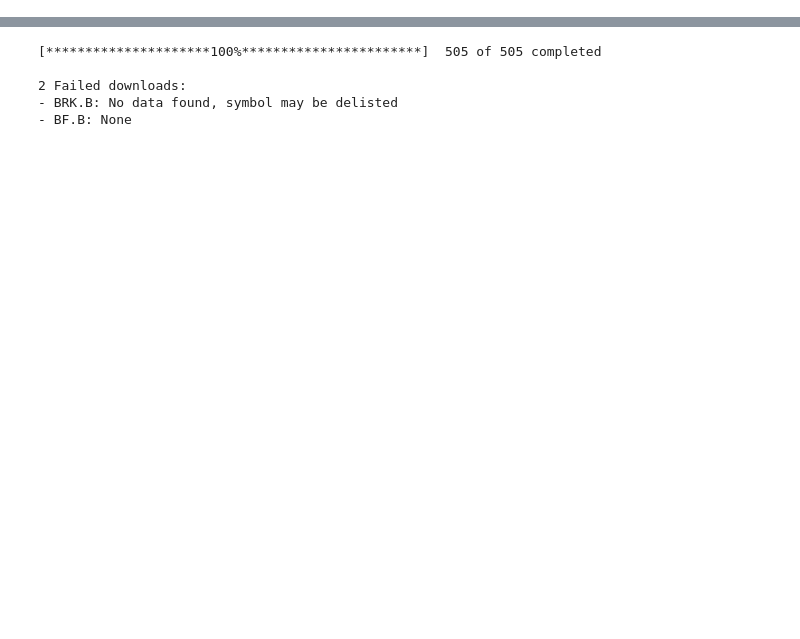
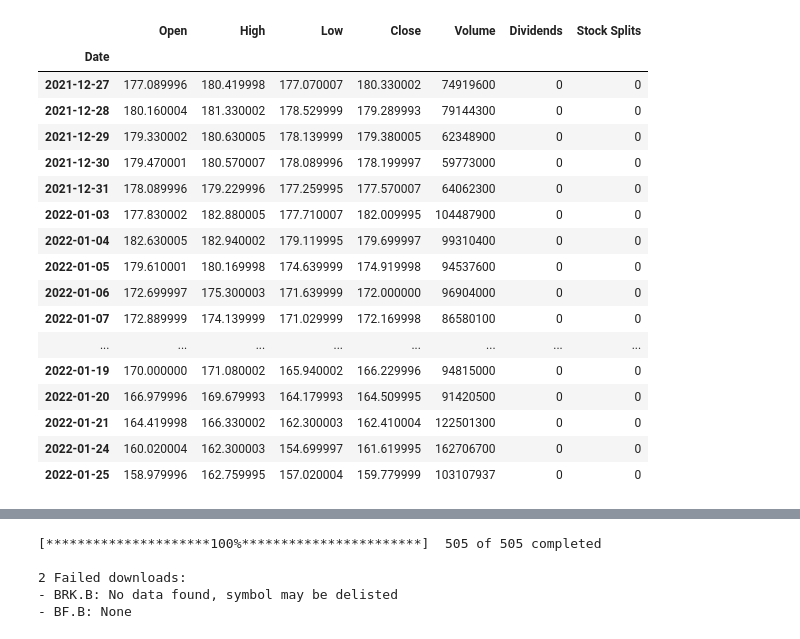
Before and after one commit to Ale-Cas/py-quant-fin, a Jupyter notebook: notebooks/investment_universe.ipynb, the cells around one changed output, grey strips where cells are left out. Saved outputs shown, nothing was run; the diff lists cells and outputs as text; code cells hidden in the pictures; blank space fills up the shorter version.

```diff
--- a/notebooks/investment_universe.ipynb
+++ b/notebooks/investment_universe.ipynb
@@ -9,0 +7,22 @@ from quantfin.market.investment_universe import InvestmentUniverse
+# %%
+import yfinance as yf
+yf.Ticker("AAPL").history()
+# %% [output]
+|  | Open | High | Low | Close | Volume | Dividends | Stock Splits |
+| Date |  |  |  |  |  |  |  |
+| 2021-12-27 | 177.089996 | 180.419998 | 177.070007 | 180.330002 | 74919600 | 0 | 0 |
+| 2021-12-28 | 180.160004 | 181.330002 | 178.529999 | 179.289993 | 79144300 | 0 | 0 |
+| 2021-12-29 | 179.330002 | 180.630005 | 178.139999 | 179.380005 | 62348900 | 0 | 0 |
+| 2021-12-30 | 179.470001 | 180.570007 | 178.089996 | 178.199997 | 59773000 | 0 | 0 |
+| 2021-12-31 | 178.089996 | 179.229996 | 177.259995 | 177.570007 | 64062300 | 0 | 0 |
+| 2022-01-03 | 177.830002 | 182.880005 | 177.710007 | 182.009995 | 104487900 | 0 | 0 |
+| 2022-01-04 | 182.630005 | 182.940002 | 179.119995 | 179.699997 | 99310400 | 0 | 0 |
+| 2022-01-05 | 179.610001 | 180.169998 | 174.639999 | 174.919998 | 94537600 | 0 | 0 |
+| 2022-01-06 | 172.699997 | 175.300003 | 171.639999 | 172.000000 | 96904000 | 0 | 0 |
+| 2022-01-07 | 172.889999 | 174.139999 | 171.029999 | 172.169998 | 86580100 | 0 | 0 |
+| ... | ... | ... | ... | ... | ... | ... | ... |
+| 2022-01-19 | 170.000000 | 171.080002 | 165.940002 | 166.229996 | 94815000 | 0 | 0 |
+| 2022-01-20 | 166.979996 | 169.679993 | 164.179993 | 164.509995 | 91420500 | 0 | 0 |
+| 2022-01-21 | 164.419998 | 166.330002 | 162.300003 | 162.410004 | 122501300 | 0 | 0 |
+| 2022-01-24 | 160.020004 | 162.300003 | 154.699997 | 161.619995 | 162706700 | 0 | 0 |
+| 2022-01-25 | 158.979996 | 162.759995 | 157.020004 | 159.779999 | 103107937 | 0 | 0 |
```
Also changed, not shown: parts of 5 cells of this notebook.
